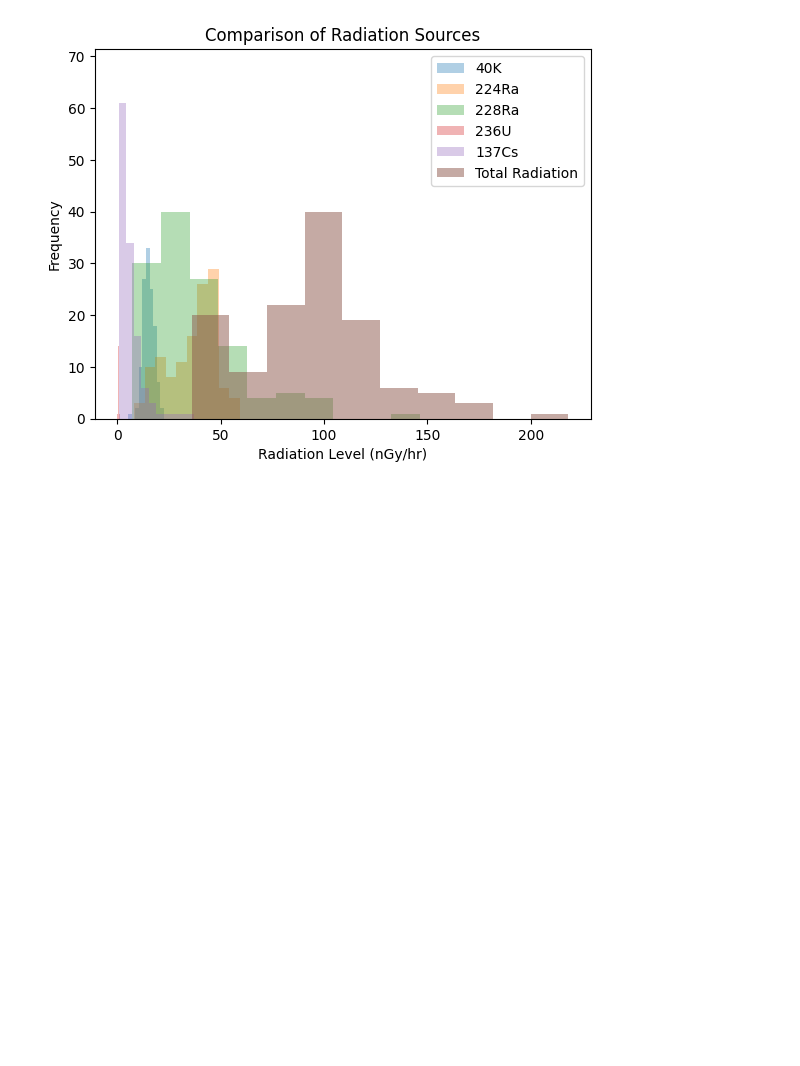
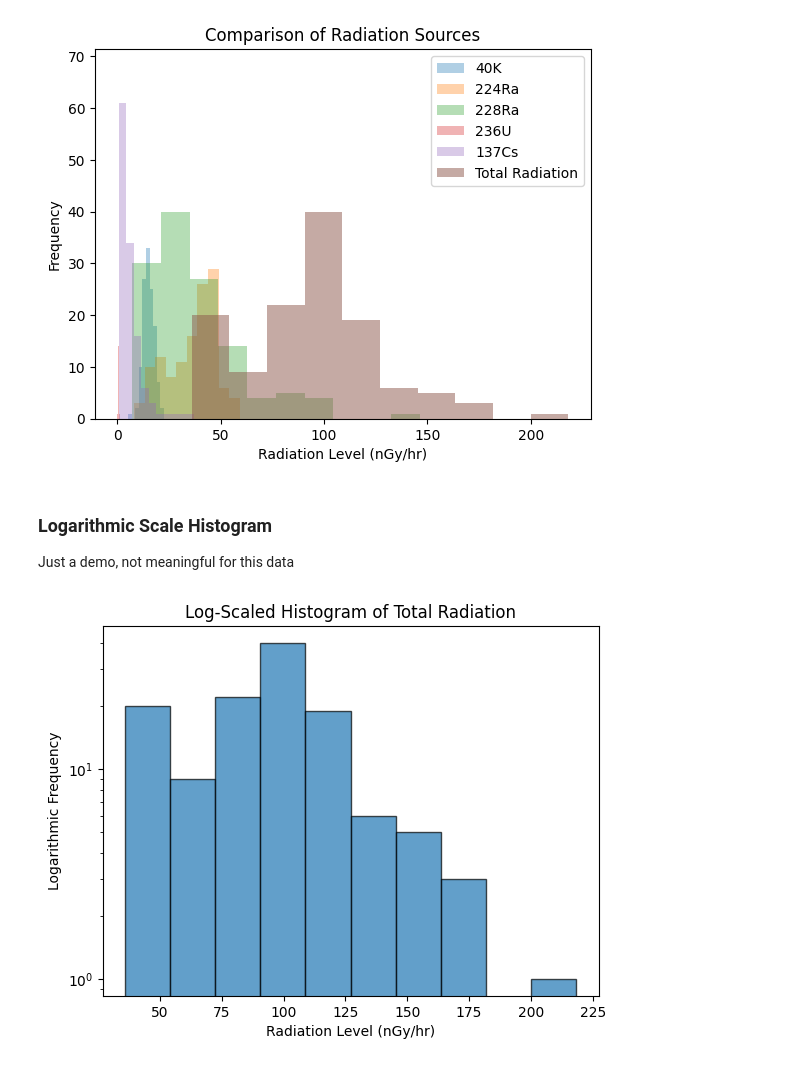
Before and after one commit to sandeept252/Geostatistics, a Jupyter notebook: CROATRAD.ipynb, the cells around one changed output. Cells and saved outputs as stored; diff of their text form; code cells hidden in the pictures; blank space fills up the shorter version.

Commit message:
Added Logarithmic Histogram, KDE and description on the Histograms in Jupyter Notebook

```diff
--- a/CROATRAD.ipynb
+++ b/CROATRAD.ipynb
@@ -426,3 +429,18 @@ plt.legend()
 plt.show()
 # %% [output]
 [figure]
+# %% [markdown]
+### Logarithmic Scale Histogram
+
+Just a demo, not meaningful for this data
+# %%
+plt.hist(df["Total"], bins=10, edgecolor="black", alpha=0.7)
+plt.yscale("log")  # Set Y-axis to logarithmic scale
+
+plt.xlabel("Radiation Level (nGy/hr)")
+plt.ylabel("Logarithmic Frequency")
+plt.title("Log-Scaled Histogram of Total Radiation")
+
+plt.show()
+# %% [output]
+[figure, added]
```
Also changed, not shown: parts of 22 cells of this notebook.
